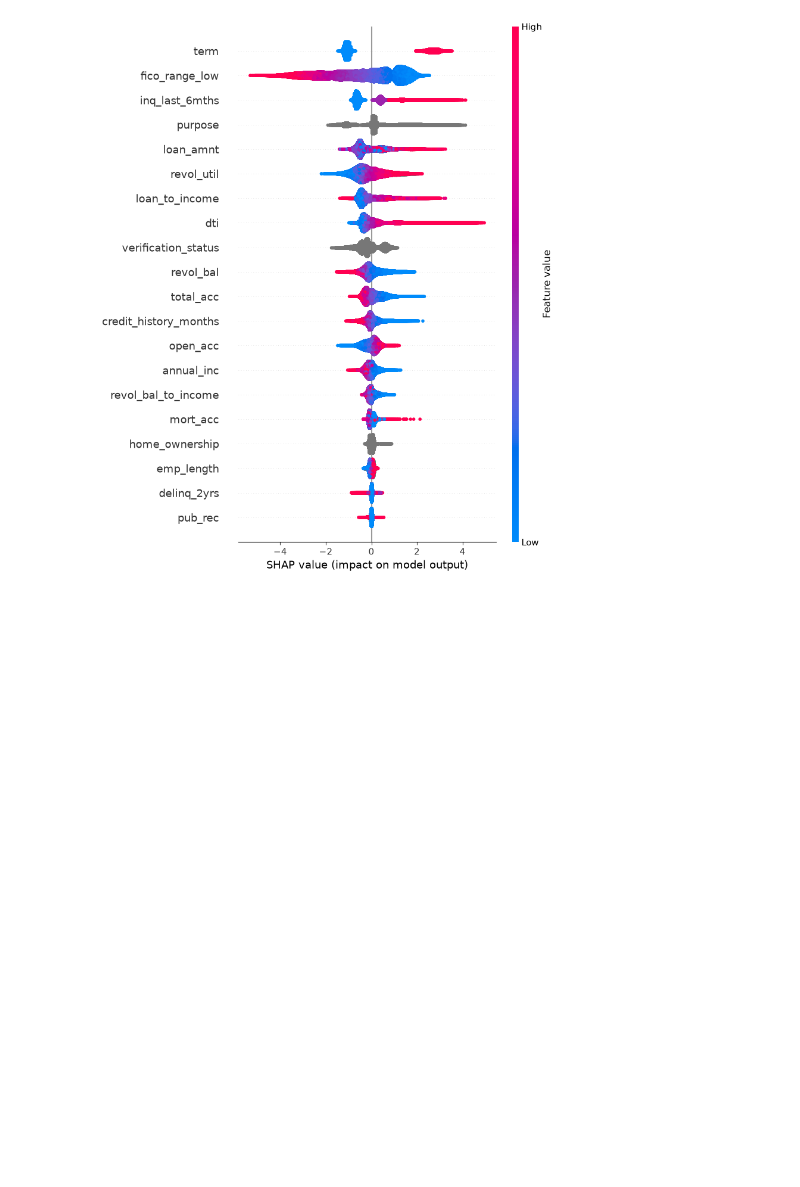
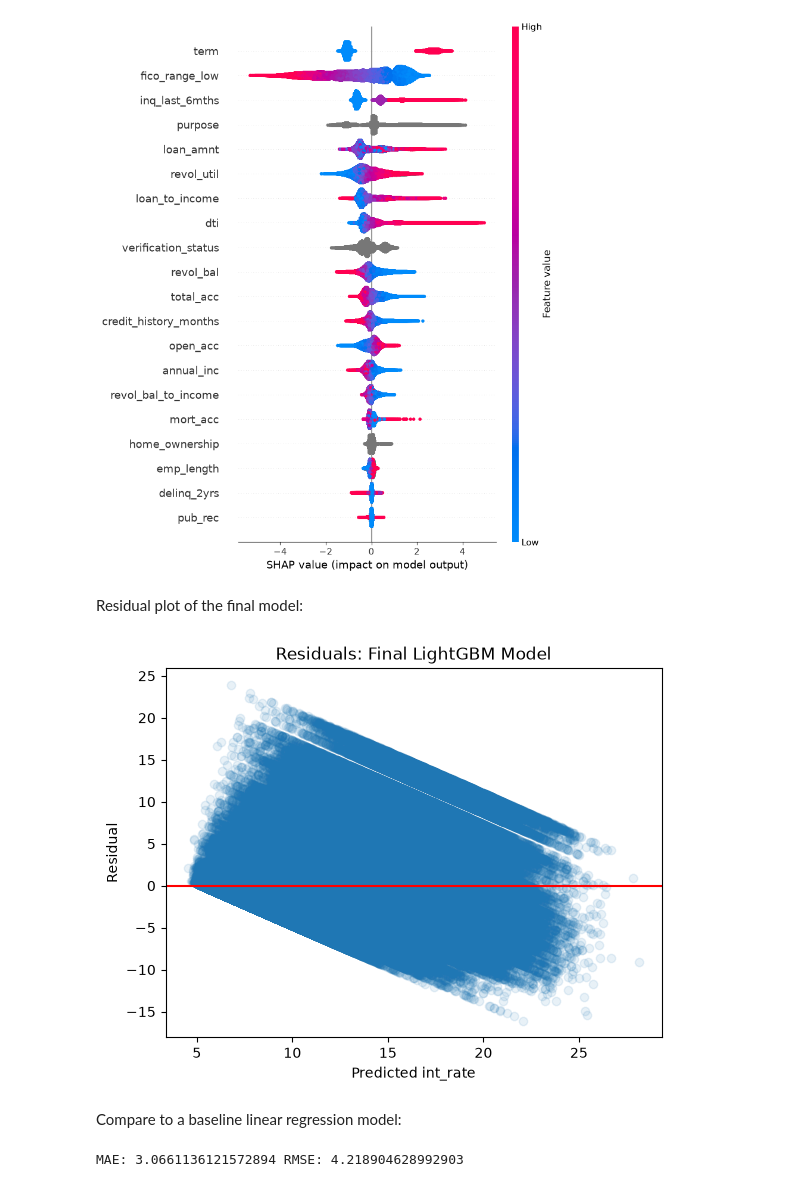
Before and after one commit to eth-tran/STAT-444-Final-Project, a Jupyter notebook: S444-Modelling.ipynb, the cells around one changed output. Saved outputs shown, nothing was run; the diff lists cells and outputs as text; code cells hidden in the pictures; blank space fills up the shorter version.

Commit message:
Residual plot of final model

```diff
--- a/S444-Modelling.ipynb
+++ b/S444-Modelling.ipynb
@@ -182,3 +182,43 @@ shap_values = explainer.shap_values(X_test)
 shap.summary_plot(shap_values, X_test)
 # %% [output]
 [figure]
+# %% [markdown]
+Residual plot of the final model:
+# %%
+residuals = y_test - preds3
+plt.scatter(preds3, residuals, alpha=0.1)
+plt.axhline(0, color='red')
+plt.xlabel('Predicted int_rate')
+plt.ylabel('Residual')
+plt.title('Residuals: Final LightGBM Model')
+plt.show()
+# %% [output]
+[figure, added]
+# %% [markdown]
+Compare to a baseline linear regression model:
+# %%
+from sklearn.linear_model import LinearRegression
+from sklearn.preprocessing import OneHotEncoder
+from sklearn.compose import ColumnTransformer
+from sklearn.pipeline import Pipeline
+from sklearn.impute import SimpleImputer
+
+numeric_cols = [c for c in features_v2 if c not in categorical_cols]
+
+preprocessor = ColumnTransformer([
+    ('num', SimpleImputer(strategy='median'), numeric_cols),
+    ('cat', Pipeline([
+        ('impute', SimpleImputer(strategy='most_frequent')),
+        ('onehot', OneHotEncoder(handle_unknown='ignore'))
+    ]), categorical_cols)
+])
+
+lr_pipeline = Pipeline([('prep', preprocessor), ('lr', LinearRegression())])
+lr_pipeline.fit(X_train.astype({c: 'object' for c in categorical_cols}), y_train)
+lr_preds = lr_pipeline.predict(X_test.astype({c: 'object' for c in categorical_cols}))
+
+lr_mae = mean_absolute_error(y_test, lr_preds)
+lr_rmse = np.sqrt(mean_squared_error(y_test, lr_preds))
+print("MAE:", lr_mae, "RMSE:", lr_rmse)
+# %% [output]
+MAE: 3.0661136121572894 RMSE: 4.218904628992903
```
